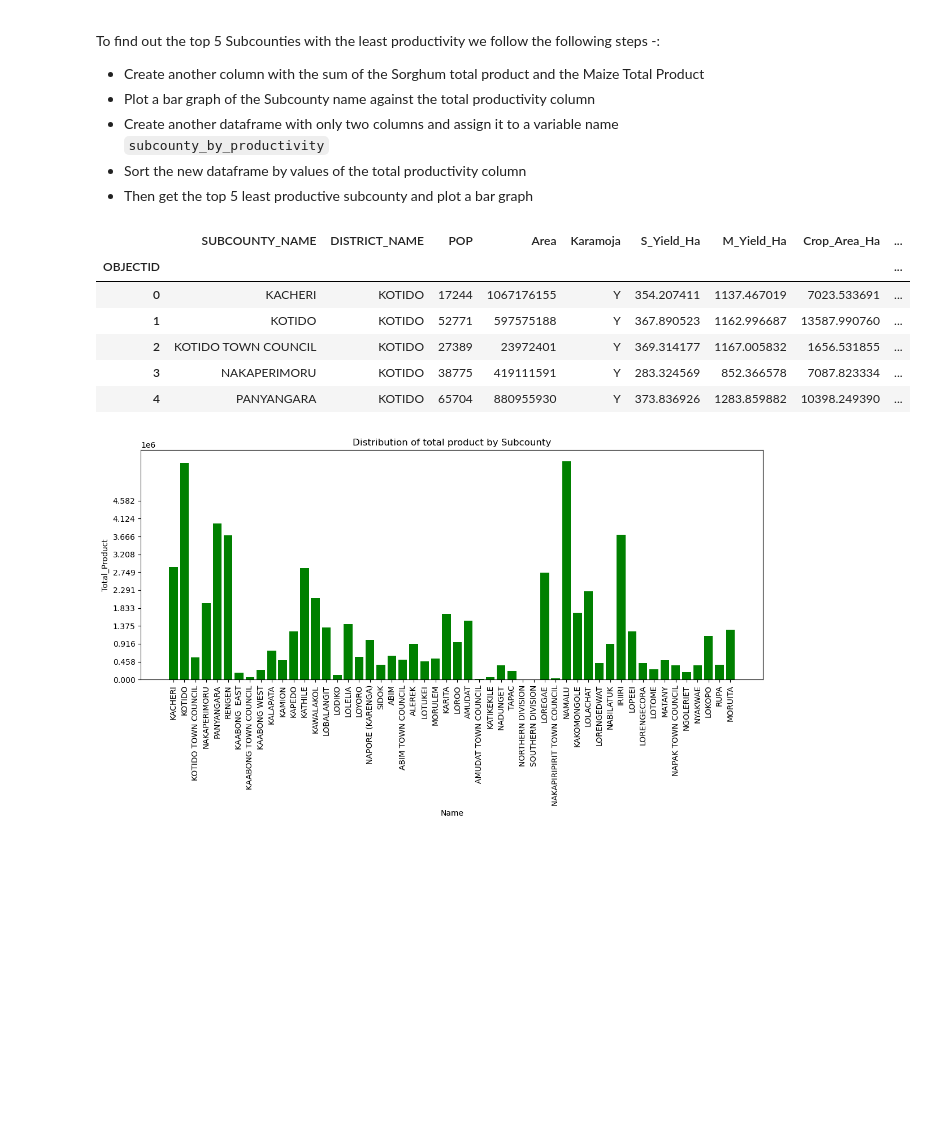
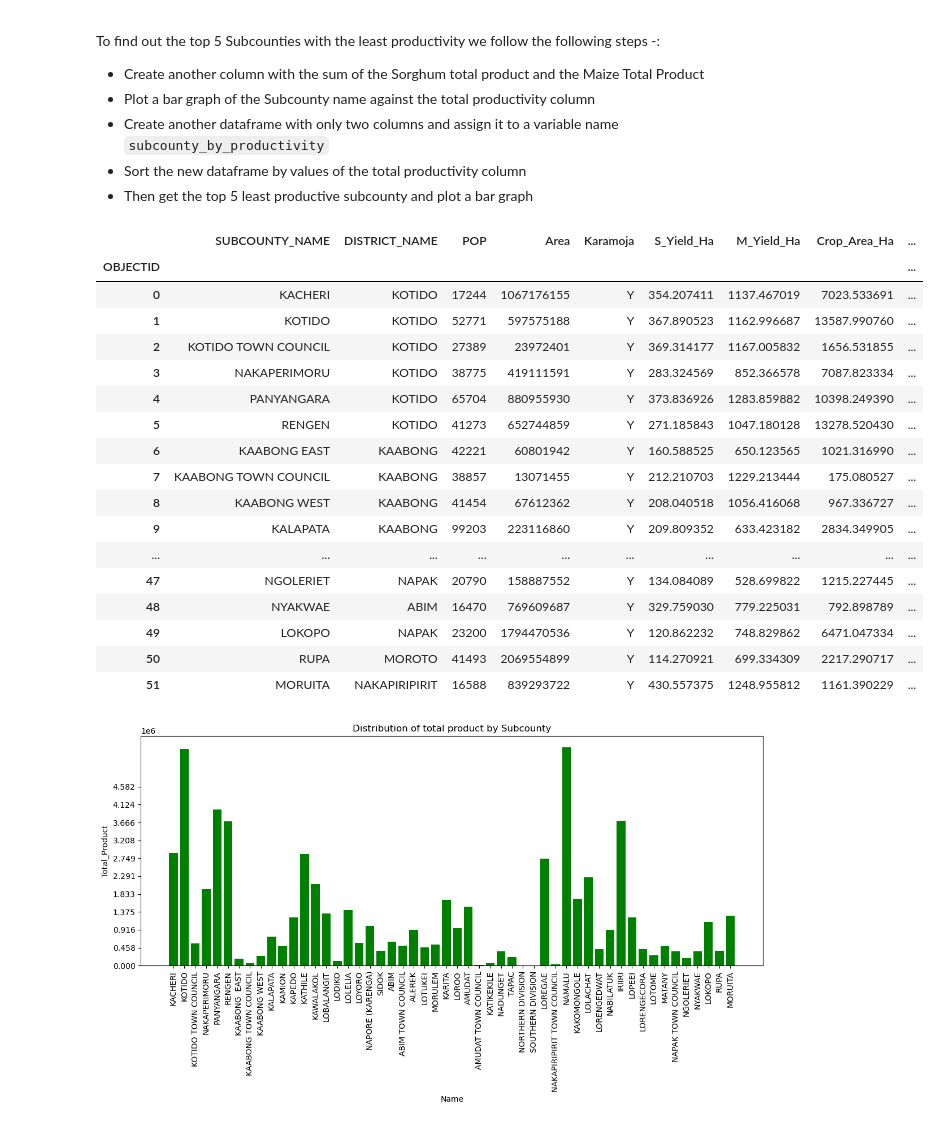
Before and after one commit to mish-mureh/dsc-dvp-project02, a Jupyter notebook: index.ipynb, the cells around one changed output. Saved outputs shown, nothing was run; the diff lists cells and outputs as text; code cells hidden in the pictures; blank space fills up the shorter version.

```diff
--- a/index.ipynb
+++ b/index.ipynb
@@ -371,15 +371,26 @@ To find out the top 5 Subcounties with the least productivity we follow the foll
 df['Total_Prod'] = [x+y for x,y in zip(df['S_Prod_Tot'], df['M_Prod_Tot'])]
 # %%
 # Preview the first five rows and confirm the new column
-df.head()
+df
 # %% [output]
 |  | SUBCOUNTY_NAME | DISTRICT_NAME | POP | Area | Karamoja | S_Yield_Ha | M_Yield_Ha | Crop_Area_Ha | ... |
 | OBJECTID |  |  |  |  |  |  |  |  | ... |
 | 0 | KACHERI | KOTIDO | 17244 | 1067176155 | Y | 354.207411 | 1137.467019 | 7023.533691 | ... |
 | 1 | KOTIDO | KOTIDO | 52771 | 597575188 | Y | 367.890523 | 1162.996687 | 13587.990760 | ... |
 | 2 | KOTIDO TOWN COUNCIL | KOTIDO | 27389 | 23972401 | Y | 369.314177 | 1167.005832 | 1656.531855 | ... |
 | 3 | NAKAPERIMORU | KOTIDO | 38775 | 419111591 | Y | 283.324569 | 852.366578 | 7087.823334 | ... |
 | 4 | PANYANGARA | KOTIDO | 65704 | 880955930 | Y | 373.836926 | 1283.859882 | 10398.249390 | ... |
+| 5 | RENGEN | KOTIDO | 41273 | 652744859 | Y | 271.185843 | 1047.180128 | 13278.520430 | ... |
+| 6 | KAABONG EAST | KAABONG | 42221 | 60801942 | Y | 160.588525 | 650.123565 | 1021.316990 | ... |
+| 7 | KAABONG TOWN COUNCIL | KAABONG | 38857 | 13071455 | Y | 212.210703 | 1229.213444 | 175.080527 | ... |
+| 8 | KAABONG WEST | KAABONG | 41454 | 67612362 | Y | 208.040518 | 1056.416068 | 967.336727 | ... |
+| 9 | KALAPATA | KAABONG | 99203 | 223116860 | Y | 209.809352 | 633.423182 | 2834.349905 | ... |
+| ... | ... | ... | ... | ... | ... | ... | ... | ... | ... |
+| 47 | NGOLERIET | NAPAK | 20790 | 158887552 | Y | 134.084089 | 528.699822 | 1215.227445 | ... |
+| 48 | NYAKWAE | ABIM | 16470 | 769609687 | Y | 329.759030 | 779.225031 | 792.898789 | ... |
+| 49 | LOKOPO | NAPAK | 23200 | 1794470536 | Y | 120.862232 | 748.829862 | 6471.047334 | ... |
+| 50 | RUPA | MOROTO | 41493 | 2069554899 | Y | 114.270921 | 699.334309 | 2217.290717 | ... |
+| 51 | MORUITA | NAKAPIRIPIRIT | 16588 | 839293722 | Y | 430.557375 | 1248.955812 | 1161.390229 | ... |
 # %%
 # create subplots and set the tight layout
 fig, ax = plt.subplots(figsize=(12, 7))
```
Also changed, not shown: parts of 4 cells of this notebook.
